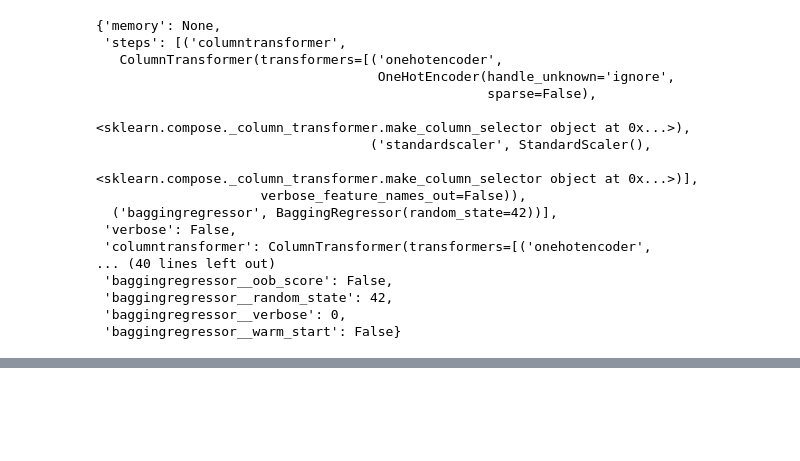
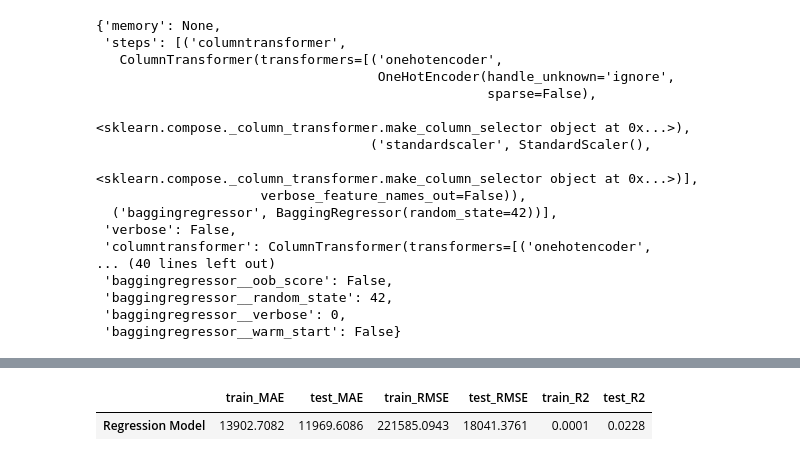
Before and after one commit to aksalas/Car-Sales, a Jupyter notebook: Car_Sales.ipynb, the cells around one changed output, grey strips where cells are left out. Saved outputs shown, nothing was run; the diff lists cells and outputs as text; code cells hidden in the pictures; blank space fills up the shorter version.

```diff
--- a/Car_Sales.ipynb
+++ b/Car_Sales.ipynb
@@ -588,12 +588,3 @@ preprocessor.fit_transform(X_train,y_train).shape
 (14193, 2059)
 # %% [markdown]
 ## Evaluation
-# %%
-# Create an instance of the model
-lin_reg = LinearRegression()
-# Create a model pipeline
-lin_reg_pipe = make_pipeline(preprocessor, lin_reg)
-
-
-## Fit the model
-lin_reg_pipe.fit(X_train, y_train)
@@ -698,7 +685,7 @@ rf_pipe.get_params()
 rf_pipe = make_pipeline(preprocessor, RandomForestRegressor())
 
 param_grid = {'randomforestregressor__min_samples_leaf': [2,3,4],
-              'randomforestregressorr__max_samples' : [1, 5, 10,],
+              'randomforestregressor__max_samples' : [1, 5, 10,],
               'randomforestregressor__max_features': ['sqrt', 'log2', 'None', 1],}
 # Fit the gridsearch on the training data
 rf_gs = GridSearchCV(rf_pipe, param_grid).fit(X_train, y_train)
@@ -710,0 +715,5 @@ get_scorer_names()
+# %%
+evaluate_regression(rf_gs, X_train, y_train, X_test, y_test)
+# %% [output]
+|  | train_MAE | test_MAE | train_RMSE | test_RMSE | train_R2 | test_R2 |
+| Regression Model | 13902.7082 | 11969.6086 | 221585.0943 | 18041.3761 | 0.0001 | 0.0228 |
```
Also changed, not shown: parts of 9 cells of this notebook.
